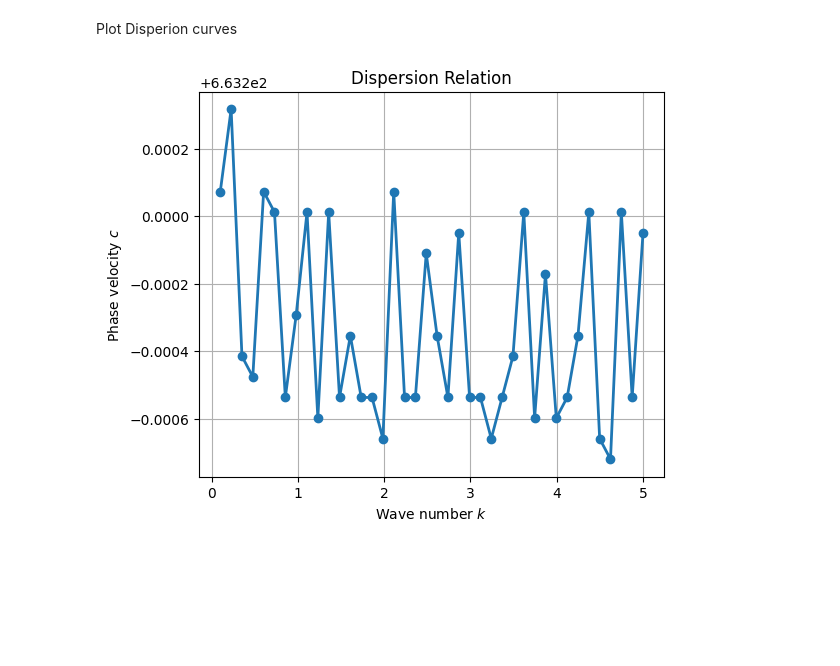
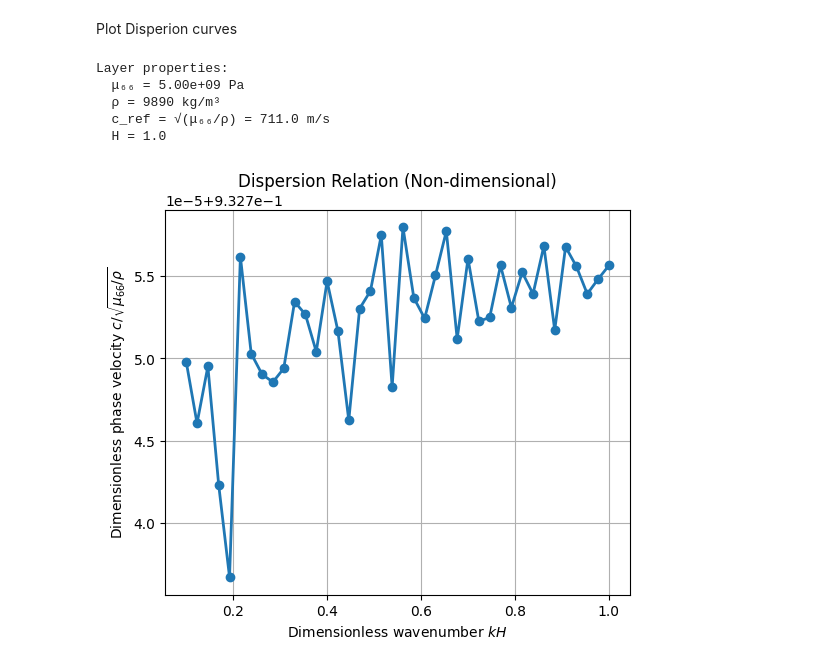
Before and after one commit to mayankjha-my/PINN, a Jupyter notebook: experiments/PINN_three_layer_system.ipynb, the cells around one changed output. Cells and saved outputs as stored; diff of their text form; code cells hidden in the pictures; blank space fills up the shorter version.

```diff
--- a/experiments/PINN_three_layer_system.ipynb
+++ b/experiments/PINN_three_layer_system.ipynb
@@ -229,3 +227,23 @@ V_R = scale * V_layer[:, 0:1]
 V_I = scale * V_layer[:, 1:2]
 # Half-space (real amplitude)
 V_half = scale * model_half(z_half)
+# %%
+import matplotlib.pyplot as plt
+import torch
+
+# dispersion: shape (N, 2) → [k, c]
+dispersion = torch.tensor(dispersion)
+# dispersion: shape (N, 2) → [k, c]
+k_vals = dispersion[:, 0]
+c_vals = dispersion[:, 1]
+
+
+plt.figure(figsize=(6,5))
+plt.plot(k_vals, c_vals, 'o-', linewidth=2, markersize=6)
+
+plt.xlabel("Wave number $k$")
+plt.ylabel("Phase velocity $c$")
+plt.title("Dispersion Relation")
+plt.grid(True)
+
+plt.show()
@@ -234,22 +254,51 @@ Plot Disperion curves
 # %%
 import matplotlib.pyplot as plt
 import torch
+import numpy as np
 
-# dispersion: shape (N, 2) → [k, c]
+# Your dispersion data
 dispersion = torch.tensor(dispersion)
-# dispersion: shape (N, 2) → [k, c]
 k_vals = dispersion[:, 0]
 c_vals = dispersion[:, 1]
 
+# Material properties for layer (from your config)
+mu66_layer = 5.0e9  # Pa
+rho_layer = 9890.0  # kg/m³
+H = 1.0  # Layer thickness (non-dimensional)
 
-plt.figure(figsize=(6,5))
-plt.plot(k_vals, c_vals, 'o-', linewidth=2, markersize=6)
+# Calculate reference velocity: √(μ₆₆/ρ) for layer
+c_ref_layer = np.sqrt(mu66_layer / rho_layer)  # Reference shear speed
 
-plt.xlabel("Wave number $k$")
-plt.ylabel("Phase velocity $c$")
-plt.title("Dispersion Relation")
+print(f"Layer properties:")
+print(f"  μ₆₆ = {mu66_layer:.2e} Pa")
+print(f"  ρ = {rho_layer:.0f} kg/m³")
+print(f"  c_ref = √(μ₆₆/ρ) = {c_ref_layer:.1f} m/s")
+print(f"  H = {H}")
+
+# Non-dimensionalize
+kH = k_vals * H                     # Dimensionless wavenumber
+c_norm = c_vals / c_ref_layer       # Dimensionless phase velocity
+
+# Plot
+plt.figure(figsize=(6, 5))
+plt.plot(kH, c_norm, 'o-', linewidth=2, markersize=6)
+
+plt.xlabel("Dimensionless wavenumber $kH$")
+plt.ylabel("Dimensionless phase velocity $c/\\sqrt{\\mu_{66}/\\rho}$")
+plt.title("Dispersion Relation (Non-dimensional)")
 plt.grid(True)
 
 plt.show()
+
+# Print the data
+print("\nDispersion data (non-dimensional):")
+print("   kH        c/c_ref")
+for i in range(len(kH)):
+    print(f"   {kH[i]:.3f}     {c_norm[i]:.3f}")
 # %% [output]
+Layer properties:
+  μ₆₆ = 5.00e+09 Pa
+  ρ = 9890 kg/m³
+  c_ref = √(μ₆₆/ρ) = 711.0 m/s
+  H = 1.0
-[figure, old version]
+[figure, new version]
```
Also changed, not shown: parts of 6 cells of this notebook, 7 other files.
